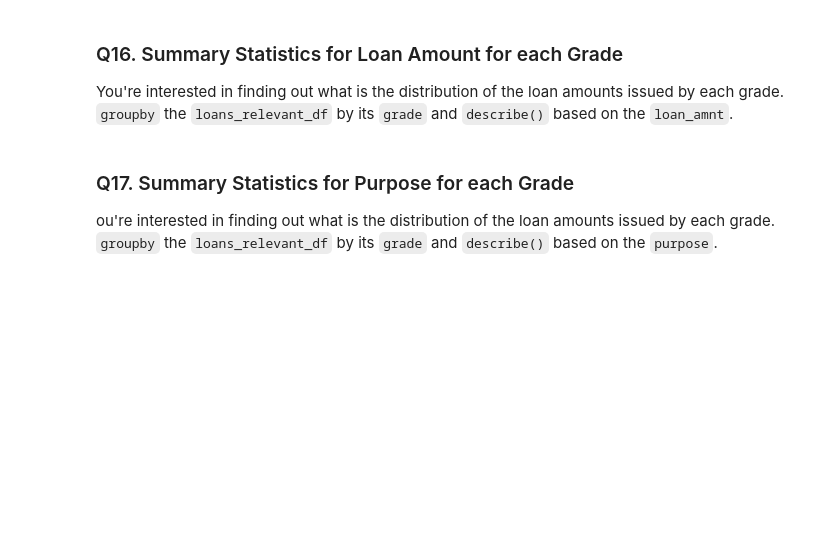
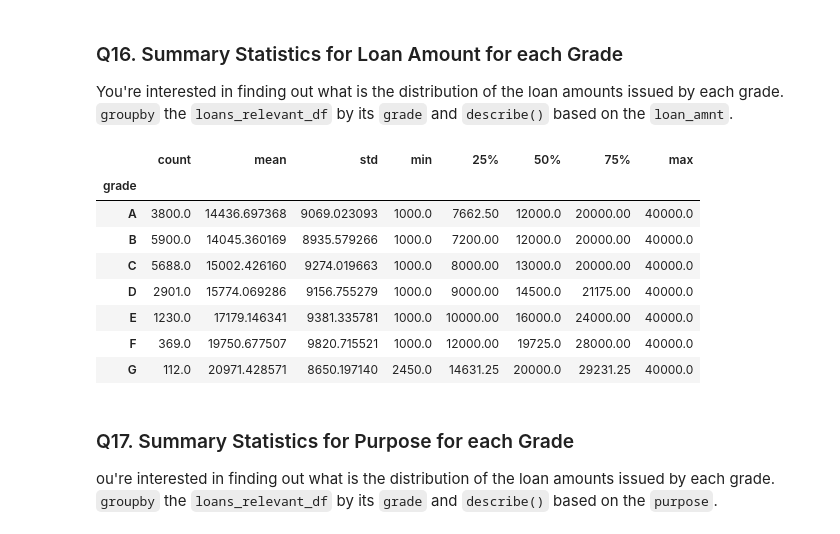
Before and after one commit to swathidbhat/Hackwagon-DS102, a Jupyter notebook: problem-set-1/problem-set-1.ipynb, the cells around one changed output. Cells and saved outputs as stored; diff of their text form; code cells hidden in the pictures; blank space fills up the shorter version.

```diff
--- a/problem-set-1/problem-set-1.ipynb
+++ b/problem-set-1/problem-set-1.ipynb
@@ -297,3 +565,6 @@ Using the above function, `apply` it to the `purpose` column and create a new co
 **Expected Output**:
 
 <img src="https://i.imgur.com/89aRMEl.png">
+# %%
+loans_relevant_df['purpose_int'] = loans_relevant_df['purpose'].apply(int_encode_purpose)
+loans_relevant_df.head()
@@ -317,9 +595,16 @@ tax = \begin{cases}
 $$
 
 You've been tasked to create a new column called `income_tax` based on the above conditions.
-# %%
-def calculate_income_tax():
+# %%
+def calculate_income_tax(a):
+    if a <= 65000:
+        return 0
+    else:
+        return 0.075*a
 # %% [markdown]
 **Expected Output**:
 
 <img src="https://i.imgur.com/u54cP8a.png">
+# %%
+loans_relevant_df['income_tax'] = loans_relevant_df['annual_inc'].apply(calculate_income_tax)
+loans_relevant_df.head()
@@ -347,6 +645,19 @@ After performing data wrangling and preprocessing on the given datasets, you are
 ### Q16. Summary Statistics for Loan Amount for each Grade
 
 You're interested in finding out what is the distribution of the loan amounts issued by each grade. `groupby` the `loans_relevant_df` by its `grade` and `describe()` based on the `loan_amnt`.
+# %%
+loans_df_gbg = loans_relevant_df.groupby('grade')
+loans_df_gbg['loan_amnt'].describe()
+# %% [output]
+|  | count | mean | std | min | 25% | 50% | 75% | max |
+| grade |  |  |  |  |  |  |  |  |
+| A | 3800.0 | 14436.697368 | 9069.023093 | 1000.0 | 7662.50 | 12000.0 | 20000.00 | 40000.0 |
+| B | 5900.0 | 14045.360169 | 8935.579266 | 1000.0 | 7200.00 | 12000.0 | 20000.00 | 40000.0 |
+| C | 5688.0 | 15002.426160 | 9274.019663 | 1000.0 | 8000.00 | 13000.0 | 20000.00 | 40000.0 |
+| D | 2901.0 | 15774.069286 | 9156.755279 | 1000.0 | 9000.00 | 14500.0 | 21175.00 | 40000.0 |
+| E | 1230.0 | 17179.146341 | 9381.335781 | 1000.0 | 10000.00 | 16000.0 | 24000.00 | 40000.0 |
+| F | 369.0 | 19750.677507 | 9820.715521 | 1000.0 | 12000.00 | 19725.0 | 28000.00 | 40000.0 |
+| G | 112.0 | 20971.428571 | 8650.197140 | 2450.0 | 14631.25 | 20000.0 | 29231.25 | 40000.0 |
 # %%
 ## TA/INSTRUCTOR ONLY
 ## MARKS AWARDED: /1
```
Also changed, not shown: parts of 33 cells of this notebook.
